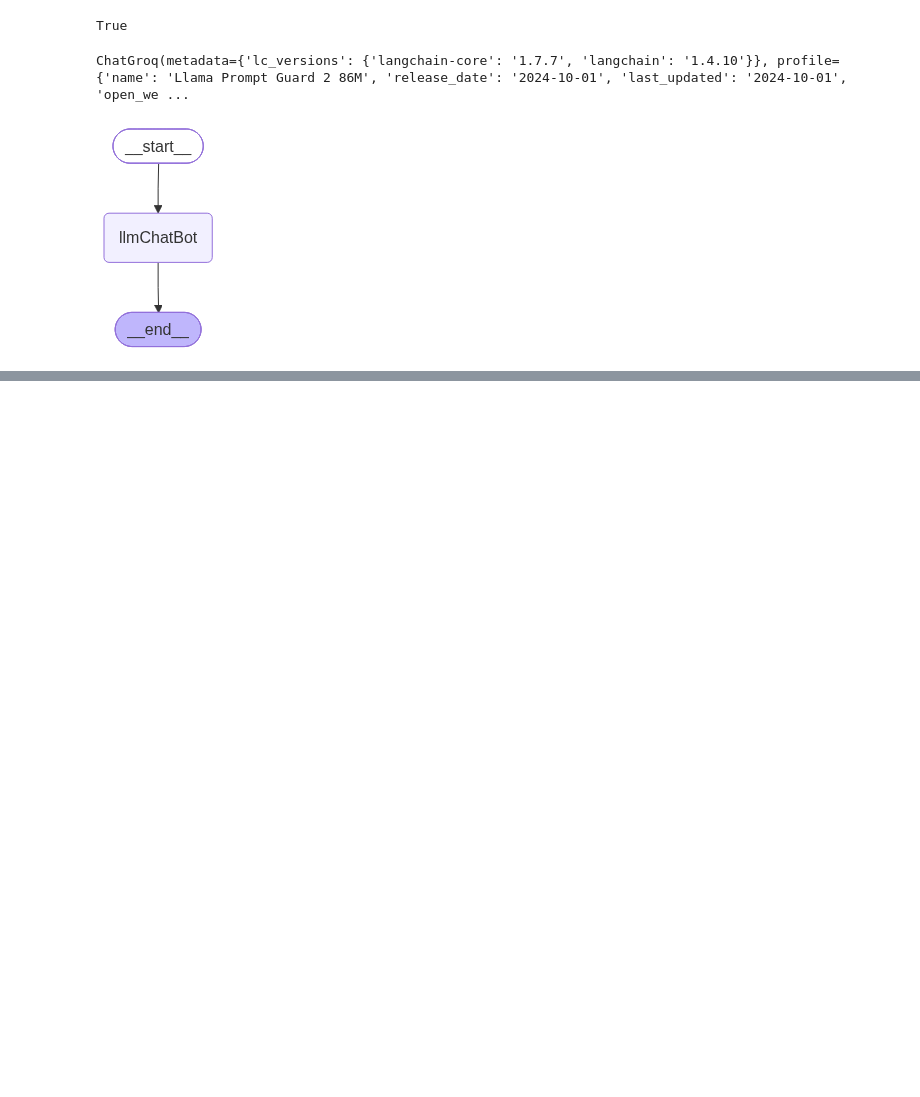
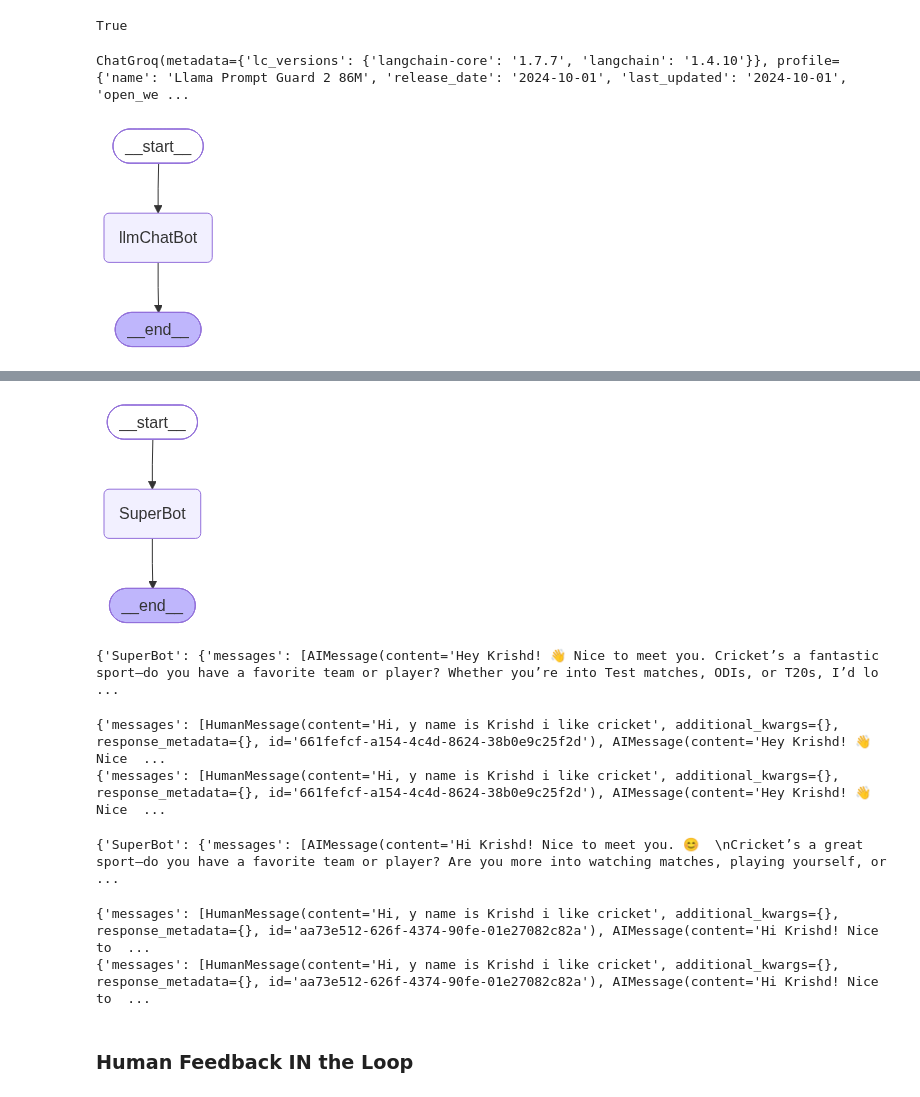
Before and after one commit to gyaneshrn/Agentic-AI, a Jupyter notebook: LangGraphUpdated/1-BasicChatBot/1-basicchatbot.ipynb, the cells around one changed output, grey strips where cells are left out. Drawn from its saved outputs; the diff is of its cells as text; code cells hidden in the pictures; blank space fills up the shorter version.

```diff
--- a/LangGraphUpdated/1-BasicChatBot/1-basicchatbot.ipynb
+++ b/LangGraphUpdated/1-BasicChatBot/1-basicchatbot.ipynb
@@ -64,0 +369,55 @@ graph.invoke({"messages": "Hi"})
+# %%
+from langgraph.checkpoint.memory import MemorySaver
+
+memory = MemorySaver()
+# %%
+def superBot(state:State):
+    return {"messages": [llm.invoke(state["messages"])]}
+# %%
+graph=StateGraph(State)
+
+graph.add_node("SuperBot",superBot)
+
+graph.add_edge(START, "SuperBot")
+graph.add_edge("SuperBot", END)
+
+
+graph_builder = graph.compile(checkpointer=memory)
+
+display(Image(graph_builder.get_graph().draw_mermaid_png()))
+# %% [output]
+[figure, added]
+# %%
+## Create a thread
+
+config = {"configurable": {"thread_id":"3"}}
+
+for chunk in graph_builder.stream({'messages': "Hi, y name is Krishd i like cricket"}, config, stream_mode="updates"):
+    print(chunk)
+# %% [output]
+{'SuperBot': {'messages': [AIMessage(content='Hey Krishd! 👋 Nice to meet you. Cricket’s a fantastic sport—do you have a favorite team or player? Whether you’re into Test matches, ODIs, or T20s, I’d lo ...
+# %%
+
+for chunk in graph_builder.stream({'messages': "Hi, y name is Krish and i like cricket"}, config, stream_mode="values"):
+    print(chunk)
+# %% [output]
+{'messages': [HumanMessage(content='Hi, y name is Krishd i like cricket', additional_kwargs={}, response_metadata={}, id='661fefcf-a154-4c4d-8624-38b0e9c25f2d'), AIMessage(content='Hey Krishd! 👋 Nice  ...
+{'messages': [HumanMessage(content='Hi, y name is Krishd i like cricket', additional_kwargs={}, response_metadata={}, id='661fefcf-a154-4c4d-8624-38b0e9c25f2d'), AIMessage(content='Hey Krishd! 👋 Nice  ...
+# %%
+## Create a thread
+
+config = {"configurable": {"thread_id":"4"}}
+
+for chunk in graph_builder.stream({'messages': "Hi, y name is Krishd i like cricket"}, config, stream_mode="updates"):
+    print(chunk)
+# %% [output]
+{'SuperBot': {'messages': [AIMessage(content='Hi Krishd! Nice to meet you. 😊  \nCricket’s a great sport—do you have a favorite team or player? Are you more into watching matches, playing yourself, or  ...
+# %%
+
+for chunk in graph_builder.stream({'messages': "Hi, my name is Krish and i like cricket"}, config, stream_mode="values"):
+    print(chunk)
+# %% [output]
+{'messages': [HumanMessage(content='Hi, y name is Krishd i like cricket', additional_kwargs={}, response_metadata={}, id='aa73e512-626f-4374-90fe-01e27082c82a'), AIMessage(content='Hi Krishd! Nice to  ...
+{'messages': [HumanMessage(content='Hi, y name is Krishd i like cricket', additional_kwargs={}, response_metadata={}, id='aa73e512-626f-4374-90fe-01e27082c82a'), AIMessage(content='Hi Krishd! Nice to  ...
+# %% [markdown]
+### Human Feedback IN the Loop
```
Also changed, not shown: parts of 29 cells of this notebook, 3 other files.
